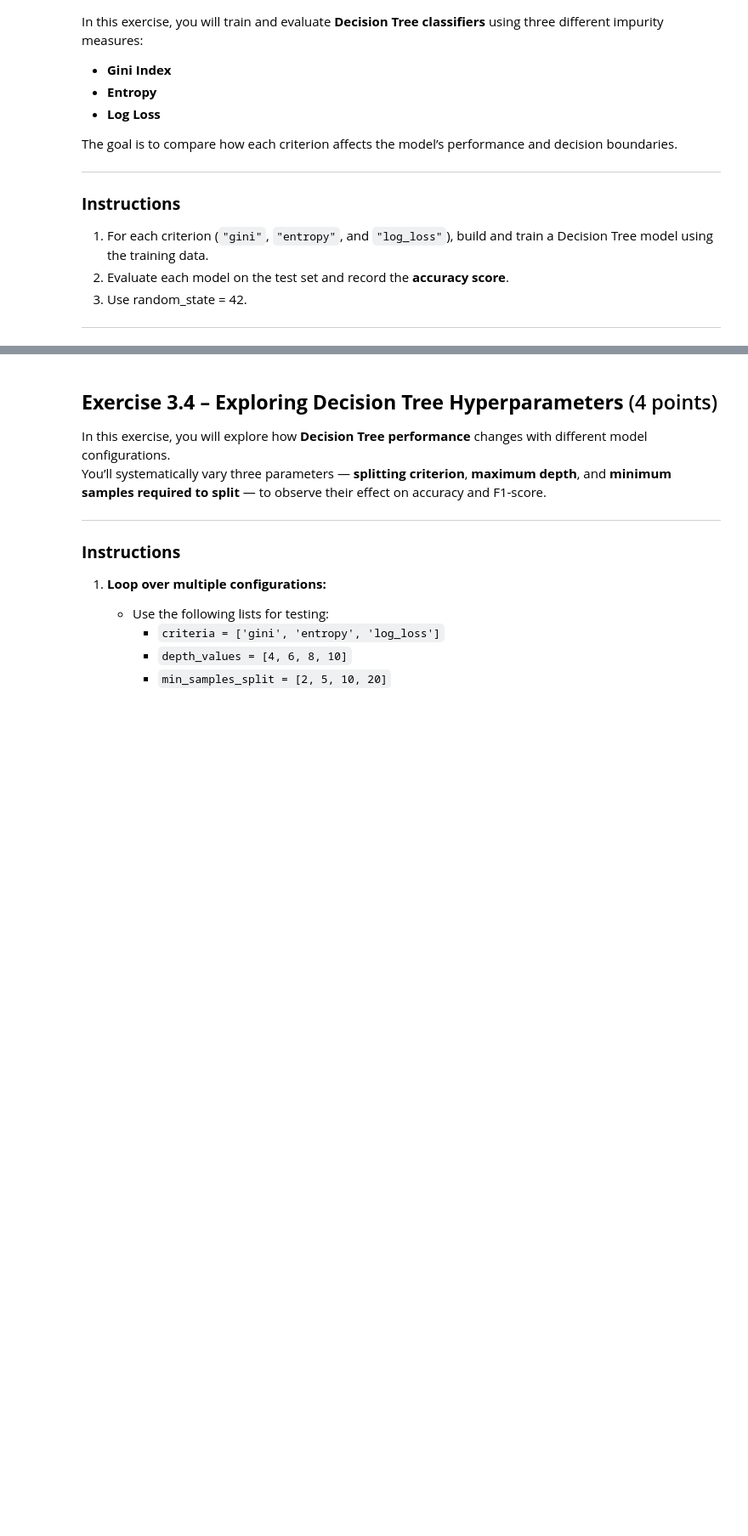
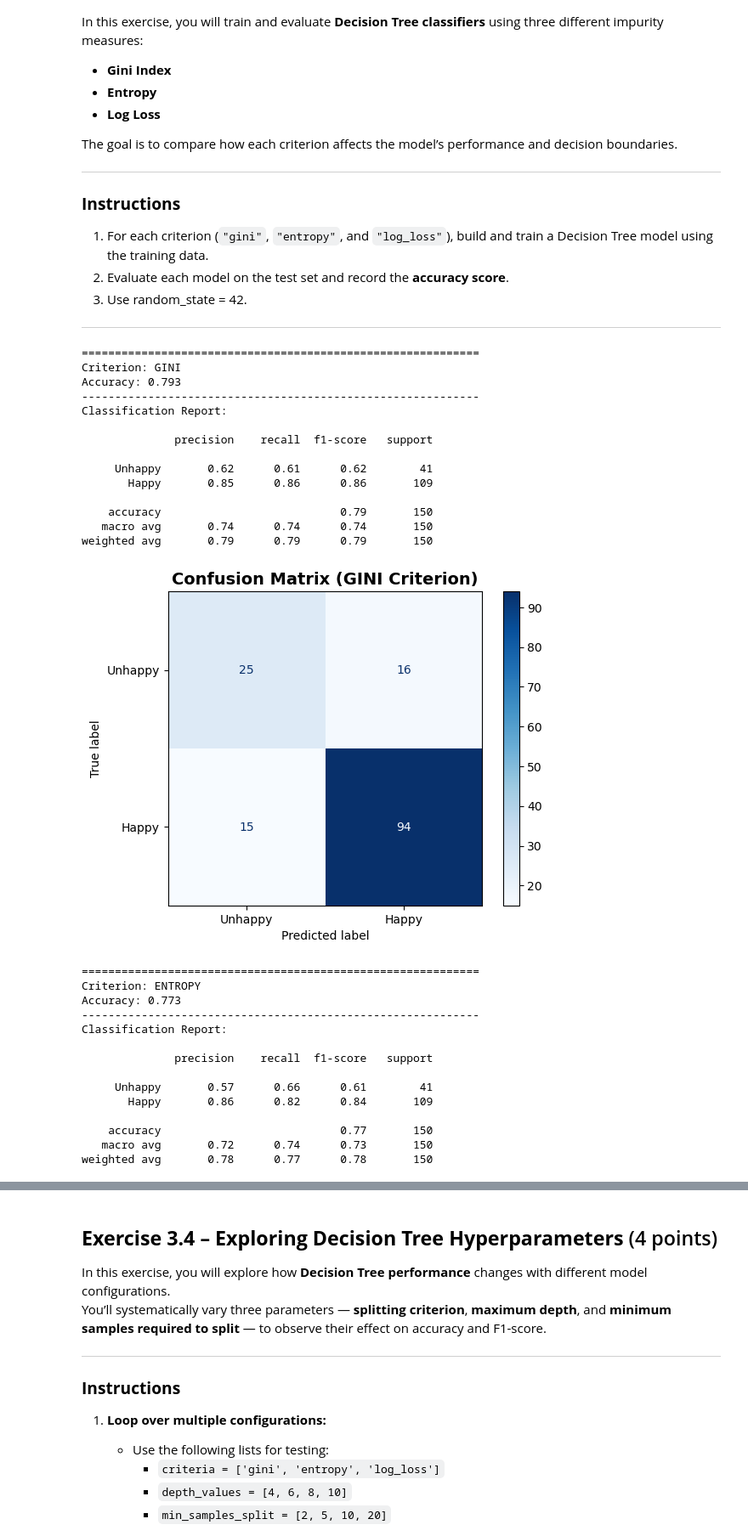
Before and after one commit to CS506-Boston-University/lab7-trevorpoppe, a Jupyter notebook: lab7_student.ipynb, the cells around one changed output, grey strips where cells are left out. Shown at 85% size. Saved outputs shown, nothing was run; the diff lists cells and outputs as text; code cells hidden in the pictures; blank space fills up the shorter version.

```diff
--- a/lab7_student.ipynb
+++ b/lab7_student.ipynb
@@ -288,7 +352,7 @@ plt.show()
 
 #Load Dataset
 
-df = pd.read_csv("Mental_Health_and_Social_Media_Balance_Dataset.csv")
+df = pd.read_csv("/Users/trevorpoppe/lab7-trevorpoppe/Mental_Health_and_Social_Media_Balance_Dataset.csv")
 print("Shape:", df.shape)
 df.head()
 
@@ -363,7 +458,9 @@ y = df_encoded["Happiness_Status"]
 # TODO Slipt your dataset into Train and Test using sklearn train_test_split
 # --------------------------------------------------------------------------
 
-X_train, X_test, y_train, y_test =
+X_train, X_test, y_train, y_test = train_test_split(
+    X, y, test_size=0.3, random_state=42, stratify=y
+)
 
 # ----------------------------
 # Implementation Ends Here
@@ -396,34 +495,64 @@ criteria = ["gini", "entropy", "log_loss"]
 results = {}
 
 for c in criteria:
     # --------------------------------------------------------------------------
     # TODO Implement Decision Trees for all the three criterion mentioned above
     # --------------------------------------------------------------------------
-    clf =
-    clf.
-    y_pred =
-    acc =
+    clf = DecisionTreeClassifier(criterion=c, random_state=42)
+    clf.fit(X_train, y_train)
+    y_pred = clf.predict(X_test)
+    acc = accuracy_score(y_test, y_pred)
     # ----------------------------
     # Implementation Ends Here
     # ----------------------------
     results[c] = {"model": clf, "accuracy": acc}
 
     print(f"\n{'='*60}")
     print(f"Criterion: {c.upper()}")
     print(f"Accuracy: {acc:.3f}")
     print("-" * 60)
     print("Classification Report:\n")
     print(classification_report(y_test, y_pred, target_names=["Unhappy", "Happy"]))
 
     # Confusion matrix visualization
     disp = ConfusionMatrixDisplay.from_estimator(
         clf,
         X_test,
         y_test,
         display_labels=["Unhappy", "Happy"],
         cmap="Blues",
         values_format=".0f"
     )
     plt.title(f"Confusion Matrix ({c.upper()} Criterion)", fontsize=14, fontweight="bold")
     plt.grid(False)
     plt.show()
+# %% [output]
+============================================================
+Criterion: GINI
+Accuracy: 0.793
+------------------------------------------------------------
+Classification Report:
+
+              precision    recall  f1-score   support
+
+     Unhappy       0.62      0.61      0.62        41
+       Happy       0.85      0.86      0.86       109
+
+    accuracy                           0.79       150
+   macro avg       0.74      0.74      0.74       150
+weighted avg       0.79      0.79      0.79       150
+[figure, added]
+============================================================
+Criterion: ENTROPY
+Accuracy: 0.773
+------------------------------------------------------------
+Classification Report:
+
+              precision    recall  f1-score   support
+
+     Unhappy       0.57      0.66      0.61        41
+       Happy       0.86      0.82      0.84       109
+
+    accuracy                           0.77       150
+   macro avg       0.72      0.74      0.73       150
+weighted avg       0.78      0.77      0.78       150
```
Also changed, not shown: parts of 17 cells of this notebook, 1 other file.
